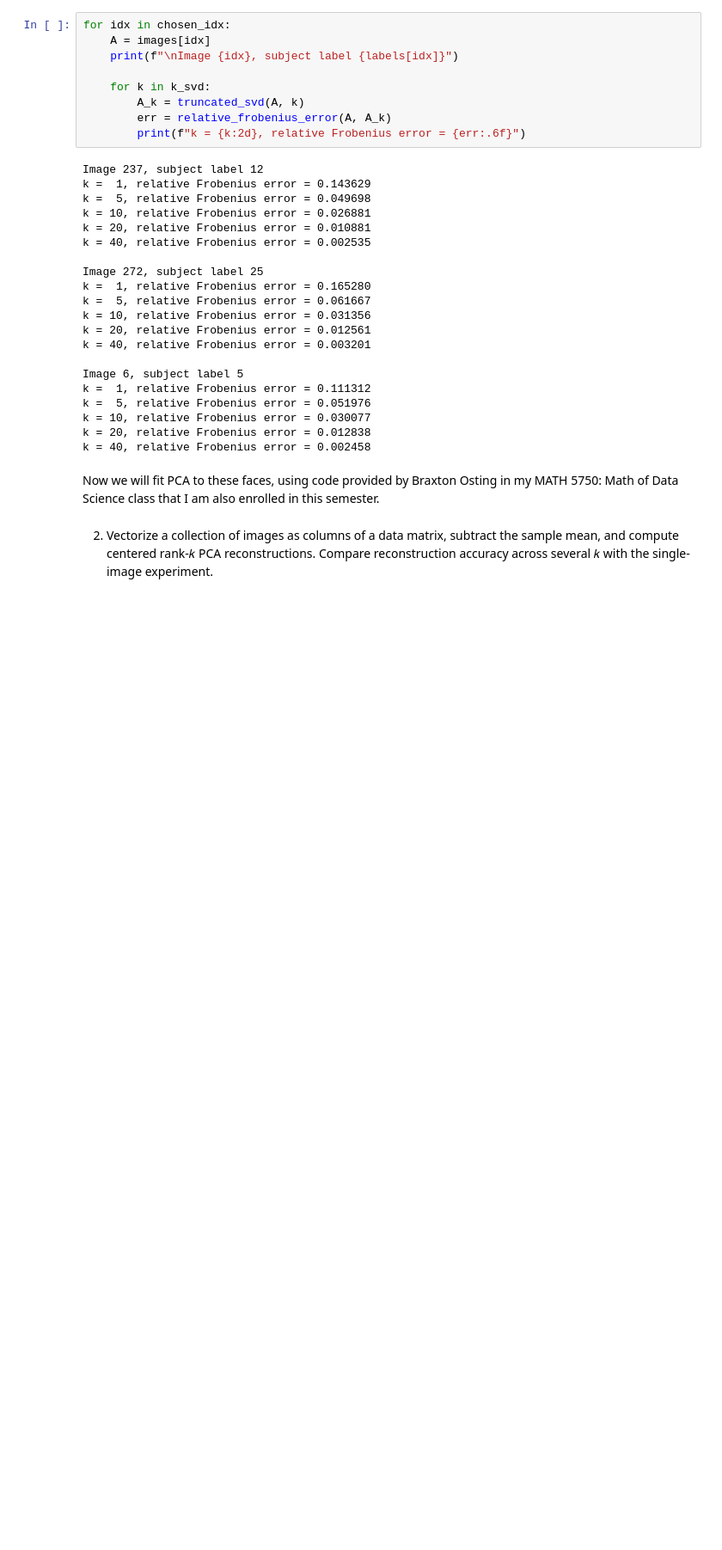
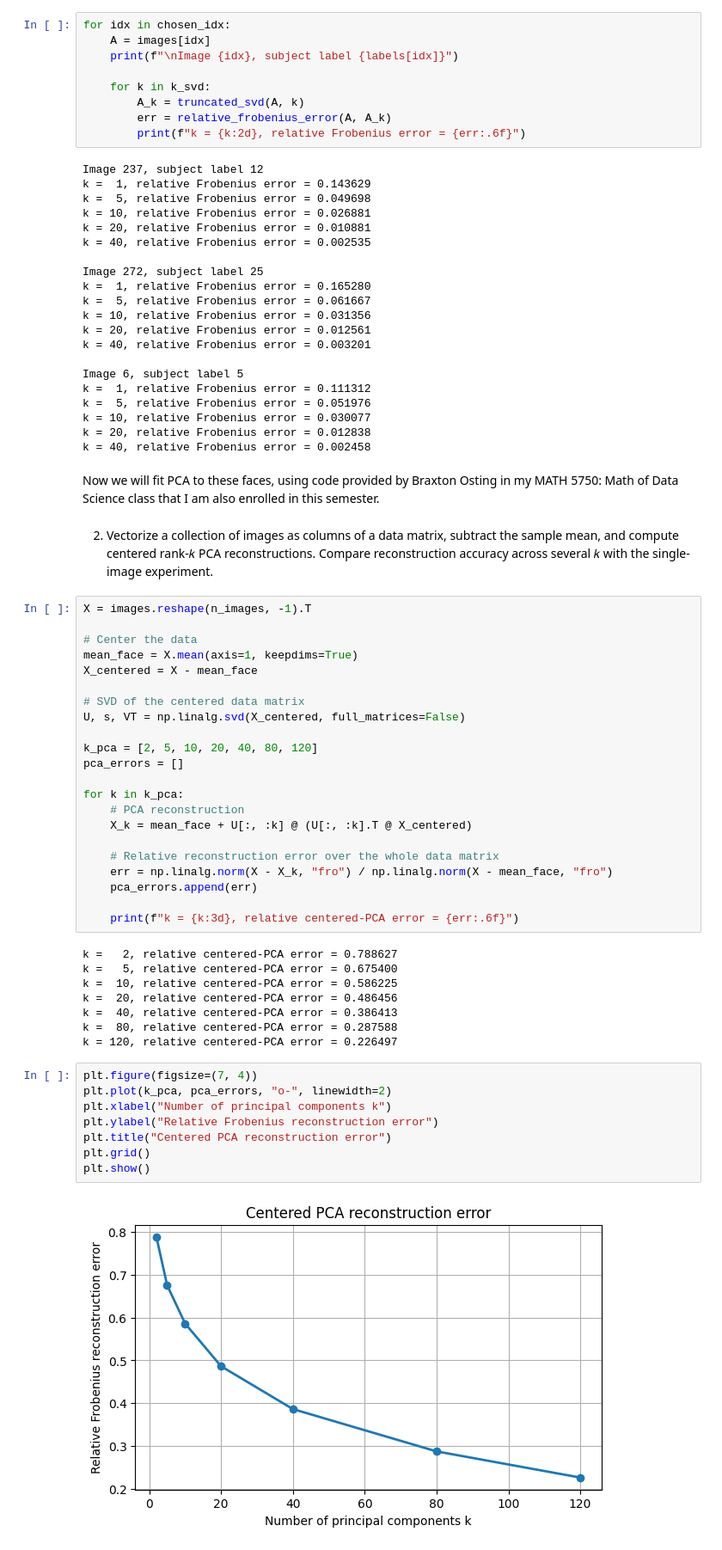
Before and after one commit to maxmartin40/Math-6610-Projects, a Jupyter notebook: Homework4.ipynb, the cells around one changed output. Shown at 86% size. Cells and saved outputs as stored; diff of their text form; blank space fills up the shorter version.

```diff
--- a/Homework4.ipynb
+++ b/Homework4.ipynb
@@ -92,3 +92,43 @@ k = 40, relative Frobenius error = 0.002458
 Now we will fit PCA to these faces, using code provided by Braxton Osting in my MATH 5750: Math of Data Science class that I am also enrolled in this semester.
 # %% [markdown]
 2. Vectorize a collection of images as columns of a data matrix, subtract the sample mean, and compute centered rank-𝑘 PCA reconstructions. Compare reconstruction accuracy across several 𝑘 with the single-image experiment.
+# %%
+X = images.reshape(n_images, -1).T
+
+# Center the data
+mean_face = X.mean(axis=1, keepdims=True)
+X_centered = X - mean_face
+
+# SVD of the centered data matrix
+U, s, VT = np.linalg.svd(X_centered, full_matrices=False)
+
+k_pca = [2, 5, 10, 20, 40, 80, 120]
+pca_errors = []
+
+for k in k_pca:
+    # PCA reconstruction
+    X_k = mean_face + U[:, :k] @ (U[:, :k].T @ X_centered)
+
+    # Relative reconstruction error over the whole data matrix
+    err = np.linalg.norm(X - X_k, "fro") / np.linalg.norm(X - mean_face, "fro")
+    pca_errors.append(err)
+
+    print(f"k = {k:3d}, relative centered-PCA error = {err:.6f}")
+# %% [output]
+k =   2, relative centered-PCA error = 0.788627
+k =   5, relative centered-PCA error = 0.675400
+k =  10, relative centered-PCA error = 0.586225
+k =  20, relative centered-PCA error = 0.486456
+k =  40, relative centered-PCA error = 0.386413
+k =  80, relative centered-PCA error = 0.287588
+k = 120, relative centered-PCA error = 0.226497
+# %%
+plt.figure(figsize=(7, 4))
+plt.plot(k_pca, pca_errors, "o-", linewidth=2)
+plt.xlabel("Number of principal components k")
+plt.ylabel("Relative Frobenius reconstruction error")
+plt.title("Centered PCA reconstruction error")
+plt.grid()
+plt.show()
+# %% [output]
+[figure, added]
```
